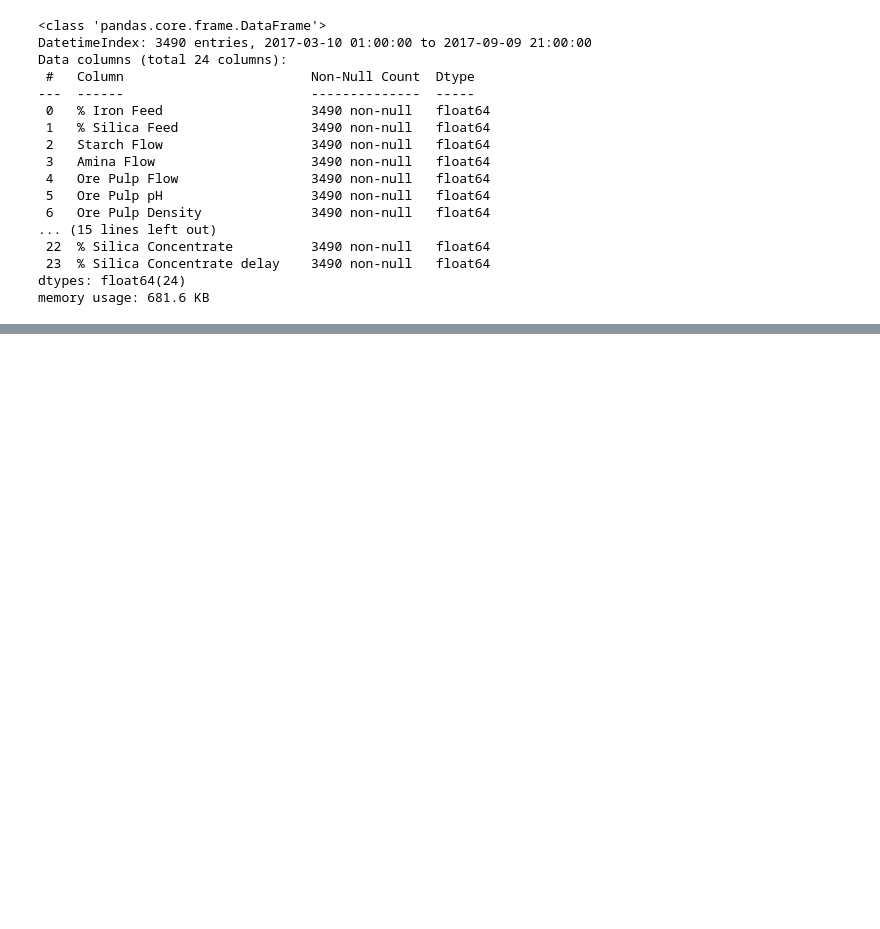
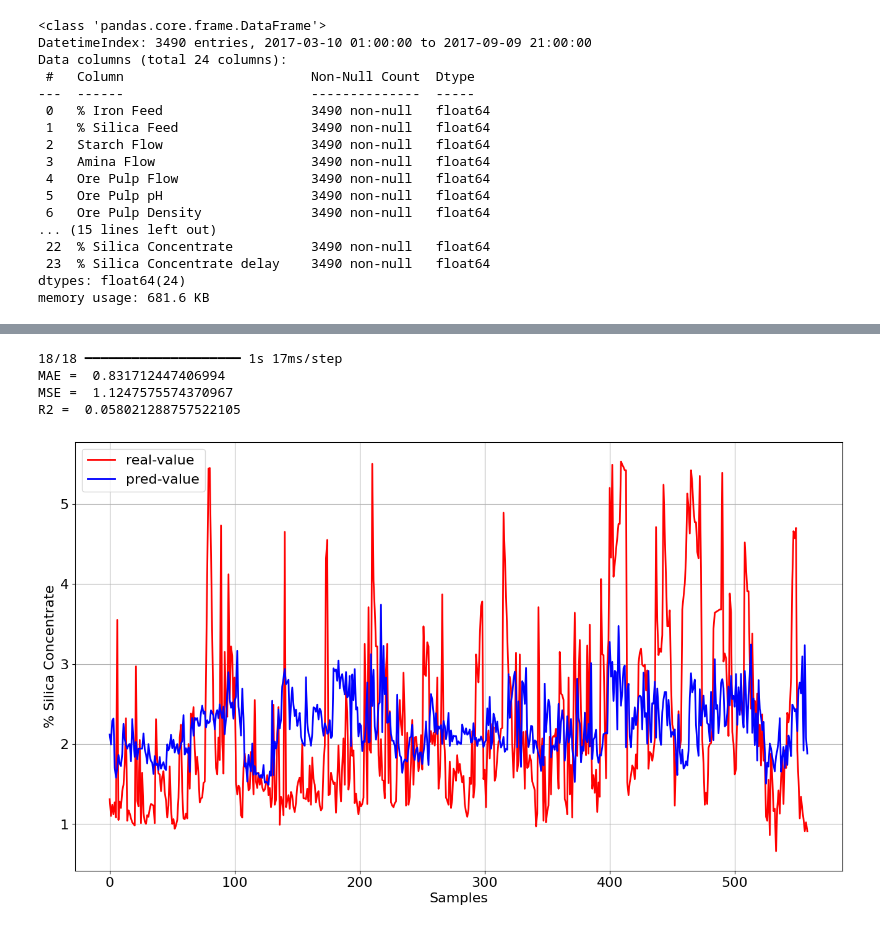
Before and after one commit to totscheffer/caseihm, a Jupyter notebook: Modelos Complexos.ipynb, the cells around one changed output, grey strips where cells are left out. Cells and saved outputs as stored; diff of their text form; code cells hidden in the pictures; blank space fills up the shorter version.

```diff
--- a/Modelos Complexos.ipynb
+++ b/Modelos Complexos.ipynb
@@ -268,0 +350,24 @@ R2 =  0.018168889732255167
+# %%
+prediction = rnn.predict(x_val_reshaped)
+
+print("MAE = ", mean_absolute_error(y_val, prediction))
+print("MSE = ", mean_squared_error(y_val, prediction))
+print("R2 = ", r2_score(y_val, prediction))
+
+#Visualizando resultado
+fig, ax = plt.subplots(figsize=(16, 9))
+plt.rcParams['font.size'] = '16'
+ax.grid(True, which='both')
+ax.plot(range(len(y_val)), y_val,'r',linewidth=2, label="real-value")
+ax.plot(range(len(y_val)), prediction,'b',linewidth=2, label="pred-value")
+#fig.suptitle('Umidade do Farelo',)
+plt.xlabel('Samples',fontsize=16)
+plt.ylabel('% Silica Concentrate',fontsize=16)
+plt.legend()
+plt.show()
+# %% [output]
+18/18 ━━━━━━━━━━━━━━━━━━━━ 1s 17ms/step
+MAE =  0.831712447406994
+MSE =  1.1247575574370967
+R2 =  0.058021288757522105
+[figure, added]
```
Also changed, not shown: parts of 19 cells of this notebook, 2 other files.
